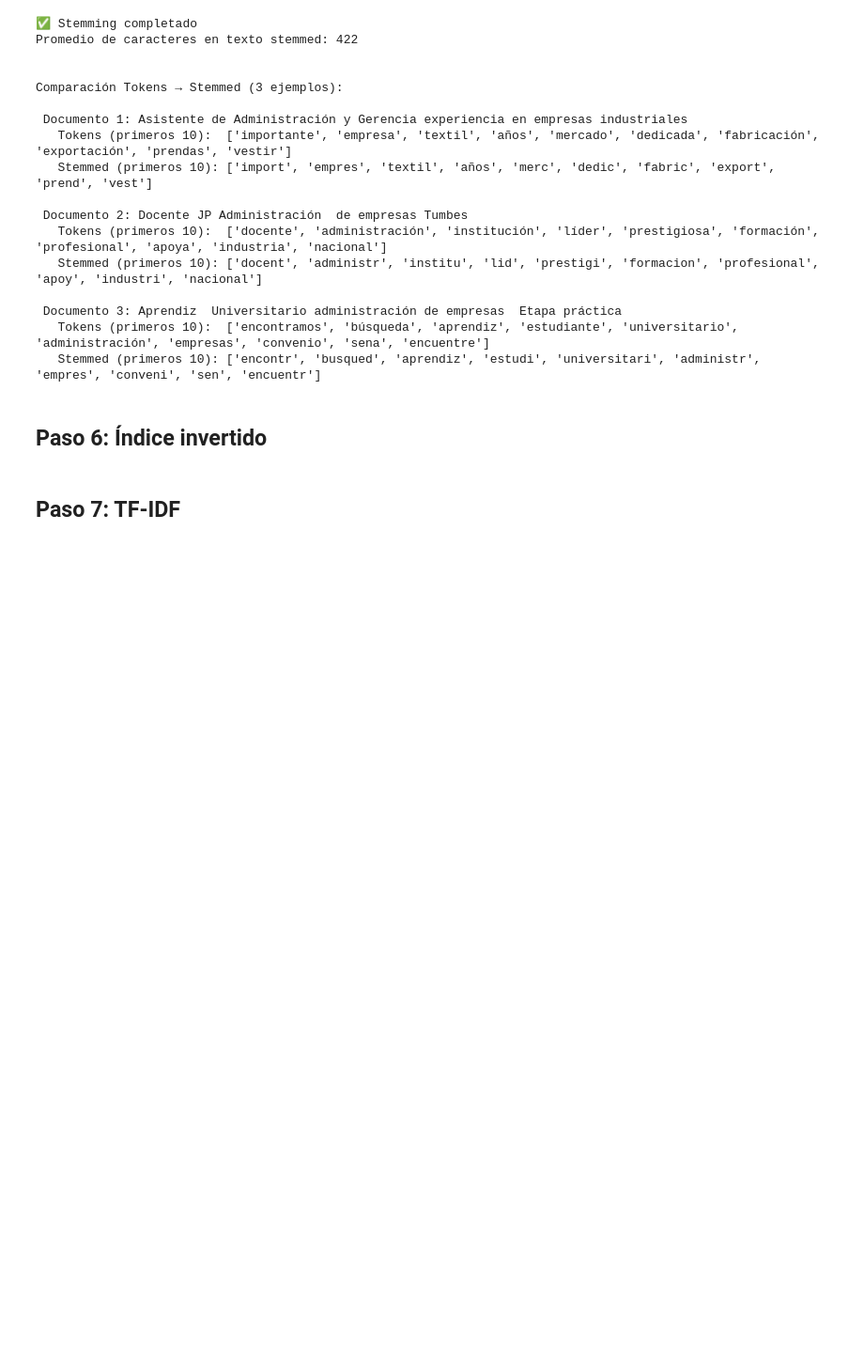
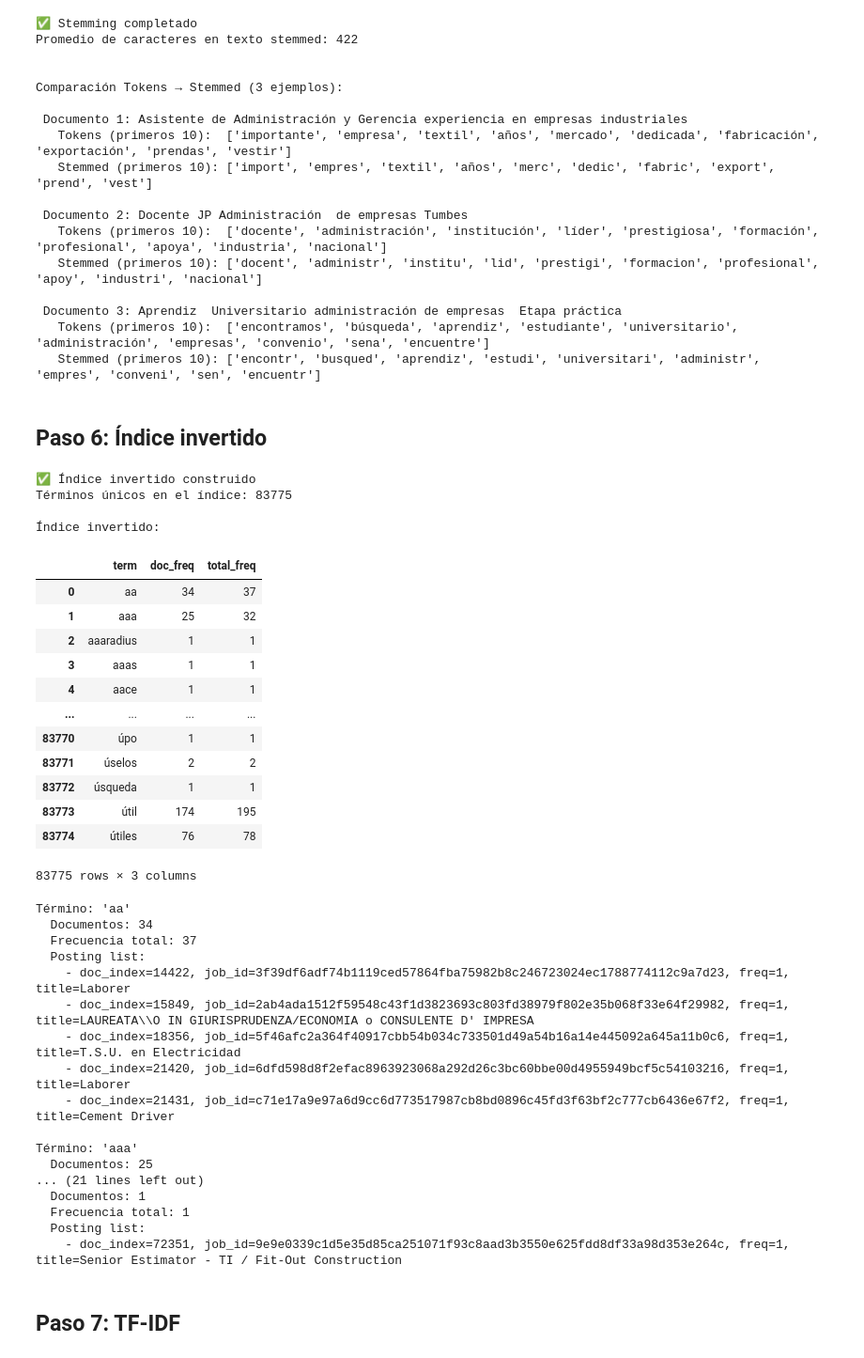
Before and after one commit to ElAlfa3007/ir-2026-BLeandro, a Jupyter notebook: ir26a-main/08proyectob1/proyectoB1.ipynb, the cells around one changed output. Shown at 94% size. Drawn from its saved outputs; the diff is of its cells as text; code cells hidden in the pictures; blank space fills up the shorter version.

```diff
--- a/ir26a-main/08proyectob1/proyectoB1.ipynb
+++ b/ir26a-main/08proyectob1/proyectoB1.ipynb
@@ -199,9 +202,7 @@ Comparación Tokens → Stemmed (3 ejemplos):
 # %% [markdown]
 ## Paso 6: Índice invertido
 # %%
-from collections import Counter, defaultdict
-
-# Construir índice invertido a partir de la columna de tokens
+# Construcción
 df_corpus['tokens'] = df_corpus['tokens'].apply(lambda x: x if isinstance(x, list) else [])
 
 inverted_index = defaultdict(lambda: {
@@ -221,36 +222,71 @@ for doc_idx, tokens in enumerate(df_corpus['tokens']):
             'job_id': df_corpus['job_id'].iloc[doc_idx],
             'job_title': df_corpus['job_title'].iloc[doc_idx],
             'freq': freq
         })
 
 # Convertir a diccionario normal para facilitar inspección
 inverted_index = dict(inverted_index)
 
 # Mostrar información general del índice
 print(f"✅ Índice invertido construido")
 print(f"Términos únicos en el índice: {len(inverted_index)}")
 
-# Crear un DataFrame resumen de los primeros términos
+# Crear un DataFrame del índice invertido para mostrar estadísticas de los términos
 summary_rows = []
-for term in sorted(inverted_index)[:20]:
+for term in sorted(inverted_index):
     summary_rows.append({
         'term': term,
         'doc_freq': inverted_index[term]['doc_freq'],
         'total_freq': inverted_index[term]['total_freq']
     })
 summary_df = pd.DataFrame(summary_rows)
-print("\nPrimeros 20 términos del índice invertido:")
+print("\nÍndice invertido:")
 display(summary_df)
 
 # Mostrar el índice invertido de algunos términos de ejemplo
 test_terms = list(summary_df['term'].head(5))
 for term in test_terms:
     print(f"\nTérmino: '{term}'")
     print(f"  Documentos: {inverted_index[term]['doc_freq']}")
     print(f"  Frecuencia total: {inverted_index[term]['total_freq']}")
     print("  Posting list:")
     for posting in inverted_index[term]['postings'][:5]:
         print(f"    - doc_index={posting['doc_index']}, job_id={posting['job_id']}, freq={posting['freq']}, title={posting['job_title']}")
+# %% [output]
+✅ Índice invertido construido
+Términos únicos en el índice: 83775
+
+Índice invertido:
+|  | term | doc_freq | total_freq |
+| 0 | aa | 34 | 37 |
+| 1 | aaa | 25 | 32 |
+| 2 | aaaradius | 1 | 1 |
+| 3 | aaas | 1 | 1 |
+| 4 | aace | 1 | 1 |
+| ... | ... | ... | ... |
+| 83770 | úpo | 1 | 1 |
+| 83771 | úselos | 2 | 2 |
+| 83772 | úsqueda | 1 | 1 |
+| 83773 | útil | 174 | 195 |
+| 83774 | útiles | 76 | 78 |
+83775 rows × 3 columns
+Término: 'aa'
+  Documentos: 34
+  Frecuencia total: 37
+  Posting list:
+    - doc_index=14422, job_id=3f39df6adf74b1119ced57864fba75982b8c246723024ec1788774112c9a7d23, freq=1, title=Laborer
+    - doc_index=15849, job_id=2ab4ada1512f59548c43f1d3823693c803fd38979f802e35b068f33e64f29982, freq=1, title=LAUREATA\\O IN GIURISPRUDENZA/ECONOMIA o CONSULENTE D' IMPRESA
+    - doc_index=18356, job_id=5f46afc2a364f40917cbb54b034c733501d49a54b16a14e445092a645a11b0c6, freq=1, title=T.S.U. en Electricidad
+    - doc_index=21420, job_id=6dfd598d8f2efac8963923068a292d26c3bc60bbe00d4955949bcf5c54103216, freq=1, title=Laborer
+    - doc_index=21431, job_id=c71e17a9e97a6d9cc6d773517987cb8bd0896c45fd3f63bf2c777cb6436e67f2, freq=1, title=Cement Driver
+
+Término: 'aaa'
+  Documentos: 25
+... (21 lines left out)
+  Documentos: 1
+  Frecuencia total: 1
+  Posting list:
+    - doc_index=72351, job_id=9e9e0339c1d5e35d85ca251071f93c8aad3b3550e625fdd8df33a98d353e264c, freq=1, title=Senior Estimator - TI / Fit-Out Construction
 # %% [markdown]
 ## Paso 7: TF-IDF
 # %%
```
Also changed, not shown: parts of 1 cell of this notebook.
